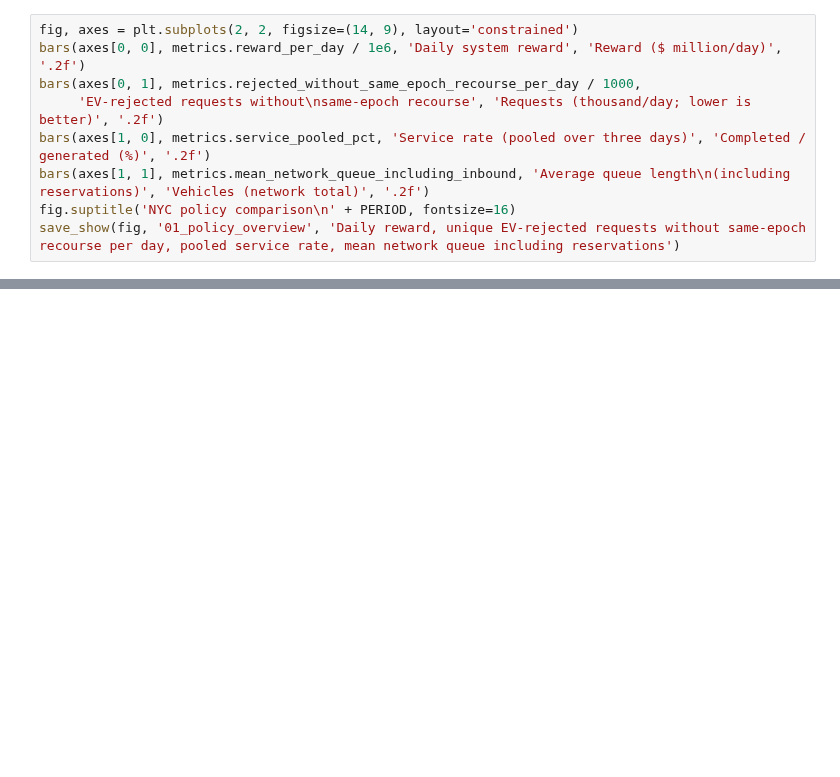
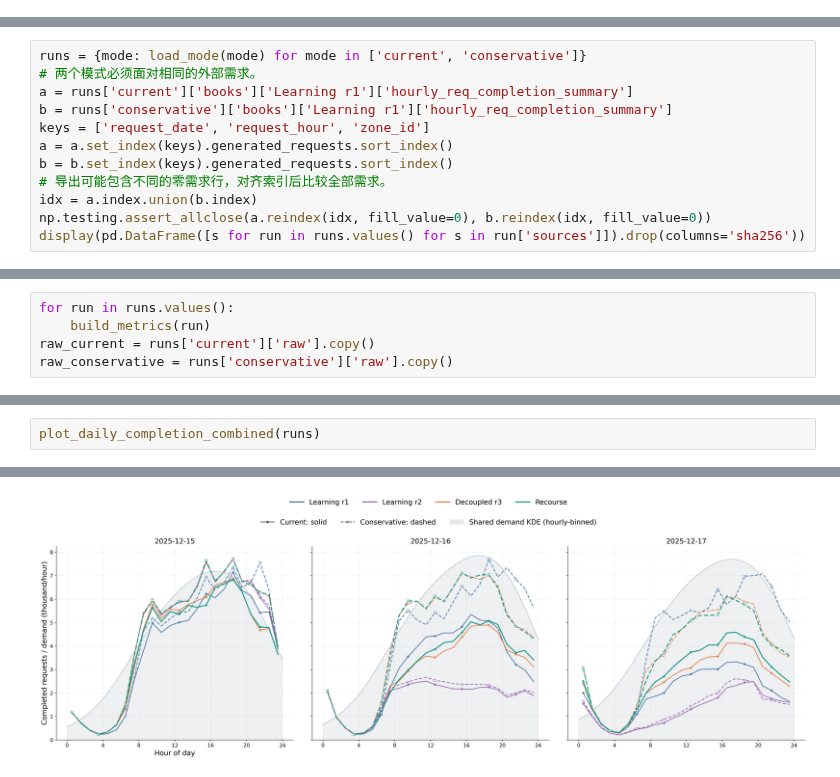
Before and after one commit to miluosi/icaps, a Jupyter notebook: plot_nye_data.ipynb, the cells around one changed output, grey strips where cells are left out. Saved outputs shown, nothing was run; the diff lists cells and outputs as text; blank space fills up the shorter version.

Commit message:
git commit -m "fix: update plot_nye_data.ipynb for better visualization and clarity"

```diff
--- a/plot_nye_data.ipynb
+++ b/plot_nye_data.ipynb
@@ -245,9 +0,0 @@ Index(['continuous_evaluation', 'rollouts', 'statistics_scope',
-# %%
-fig, axes = plt.subplots(2, 2, figsize=(14, 9), layout='constrained')
-bars(axes[0, 0], metrics.reward_per_day / 1e6, 'Daily system reward', 'Reward ($ million/day)', '.2f')
-bars(axes[0, 1], metrics.rejected_without_same_epoch_recourse_per_day / 1000,
-     'EV-rejected requests without\nsame-epoch recourse', 'Requests (thousand/day; lower is better)', '.2f')
-bars(axes[1, 0], metrics.service_pooled_pct, 'Service rate (pooled over three days)', 'Completed / generated (%)', '.2f')
-bars(axes[1, 1], metrics.mean_network_queue_including_inbound, 'Average queue length\n(including reservations)', 'Vehicles (network total)', '.2f')
-fig.suptitle('NYC policy comparison\n' + PERIOD, fontsize=16)
-save_show(fig, '01_policy_overview', 'Daily reward, unique EV-rejected requests without same-epoch recourse per day, pooled service rate, mean network queue including reservations')
@@ -462,0 +158,12 @@ display(pd.DataFrame(FIGURES))
+# %%
+runs = {mode: load_mode(mode) for mode in ['current', 'conservative']}
+# 两个模式必须面对相同的外部需求。
+a = runs['current']['books']['Learning r1']['hourly_req_completion_summary']
+b = runs['conservative']['books']['Learning r1']['hourly_req_completion_summary']
+keys = ['request_date', 'request_hour', 'zone_id']
+a = a.set_index(keys).generated_requests.sort_index()
+b = b.set_index(keys).generated_requests.sort_index()
+# 导出可能包含不同的零需求行，对齐索引后比较全部需求。
+idx = a.index.union(b.index)
+np.testing.assert_allclose(a.reindex(idx, fill_value=0), b.reindex(idx, fill_value=0))
+display(pd.DataFrame([s for run in runs.values() for s in run['sources']]).drop(columns='sha256'))
@@ -462,0 +248,5 @@ display(pd.DataFrame(FIGURES))
+# %%
+for run in runs.values():
+    build_metrics(run)
+raw_current = runs['current']['raw'].copy()
+raw_conservative = runs['conservative']['raw'].copy()
@@ -462,0 +761,3 @@ display(pd.DataFrame(FIGURES))
+# %%
+plot_daily_completion_combined(runs)
+# %% [output]
@@ -462,0 +780 @@ display(pd.DataFrame(FIGURES))
+[figure, added]
```
Also changed, not shown: parts of 44 cells of this notebook, 2 other files.
